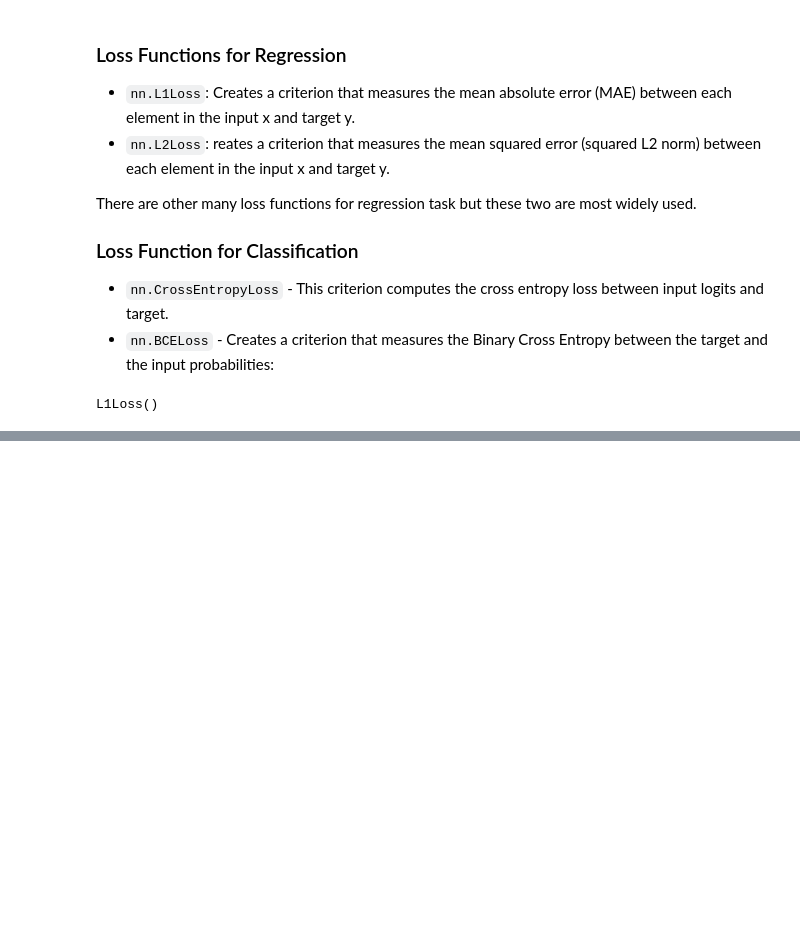
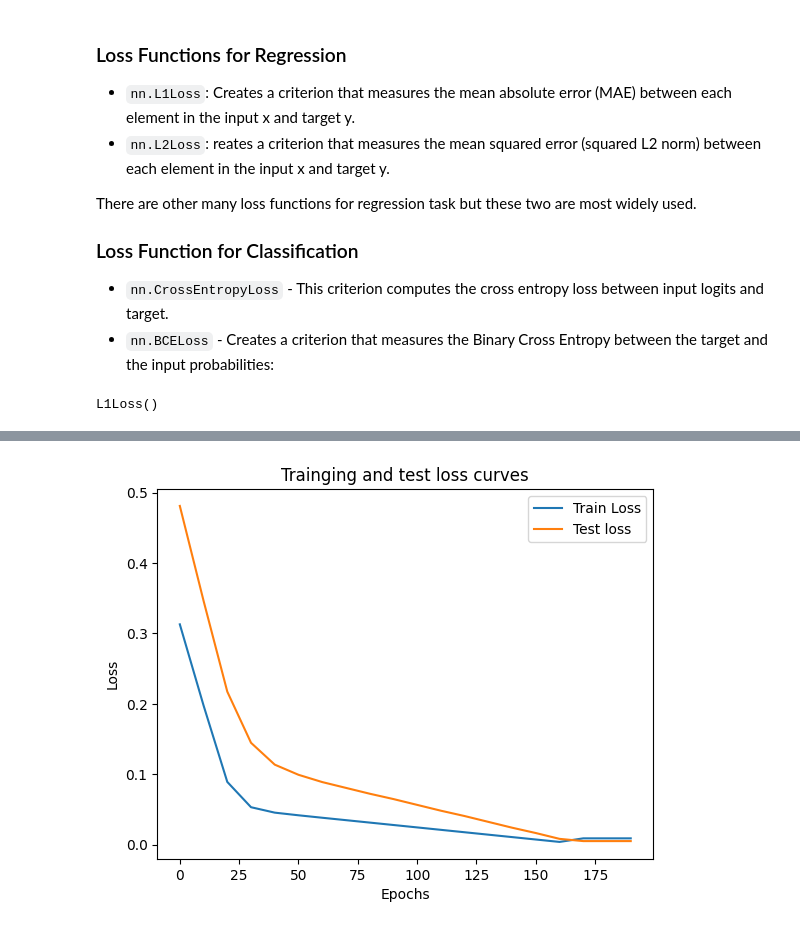
Before and after one commit to Bishal-Stha/machine_learning, a Jupyter notebook: Real_ML_Stuff/PyTorch/0_1_pytorch_workflow_video.ipynb, the cells around one changed output, grey strips where cells are left out. Saved outputs shown, nothing was run; the diff lists cells and outputs as text; code cells hidden in the pictures; blank space fills up the shorter version.

```diff
--- a/Real_ML_Stuff/PyTorch/0_1_pytorch_workflow_video.ipynb
+++ b/Real_ML_Stuff/PyTorch/0_1_pytorch_workflow_video.ipynb
@@ -287,0 +451,4 @@ L1Loss()
+# %%
+loss_values, test_loss_values ## see these aren't actually an array and for the plot we need an array so, we do following things.
+loss_values = np.array(torch.tensor(loss_values).cpu().numpy())
+test_loss_values = np.array(torch.tensor(test_loss_values).cpu().numpy())
@@ -287,0 +468,14 @@ L1Loss()
+# %%
+# plot the loss curves
+
+# epoch_count, loss_values, test_loss_values
+plt.plot(epoch_count,loss_values, label="Train Loss")
+plt.plot(epoch_count,test_loss_values, label="Test loss")
+plt.legend()
+plt.title("Trainging and test loss curves")
+plt.xlabel("Epochs")
+plt.ylabel("Loss")
+# plt.ylabel("Tra")
+plt.show()
+# %% [output]
+[figure, added]
```
Also changed, not shown: parts of 33 cells of this notebook, 1 other file.
